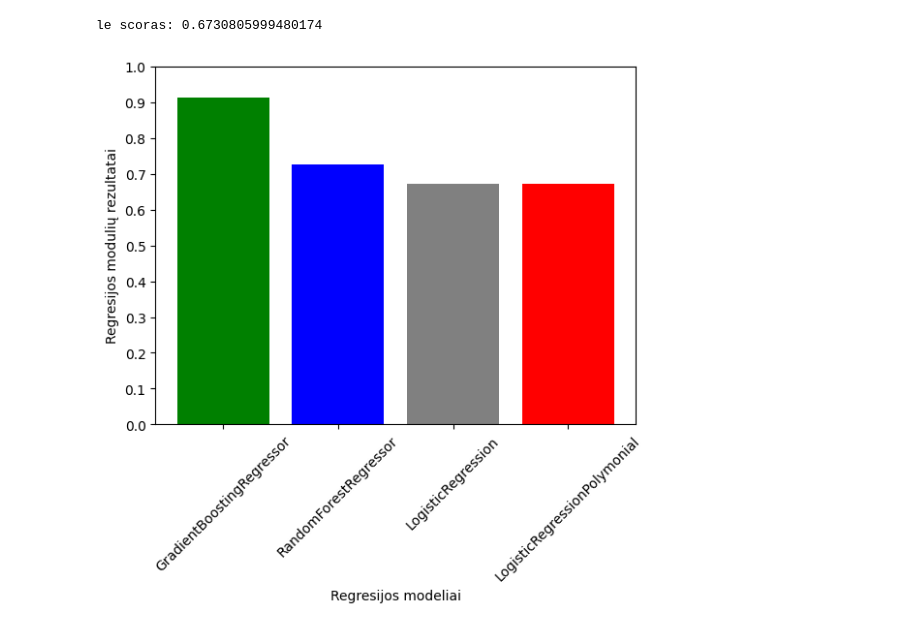
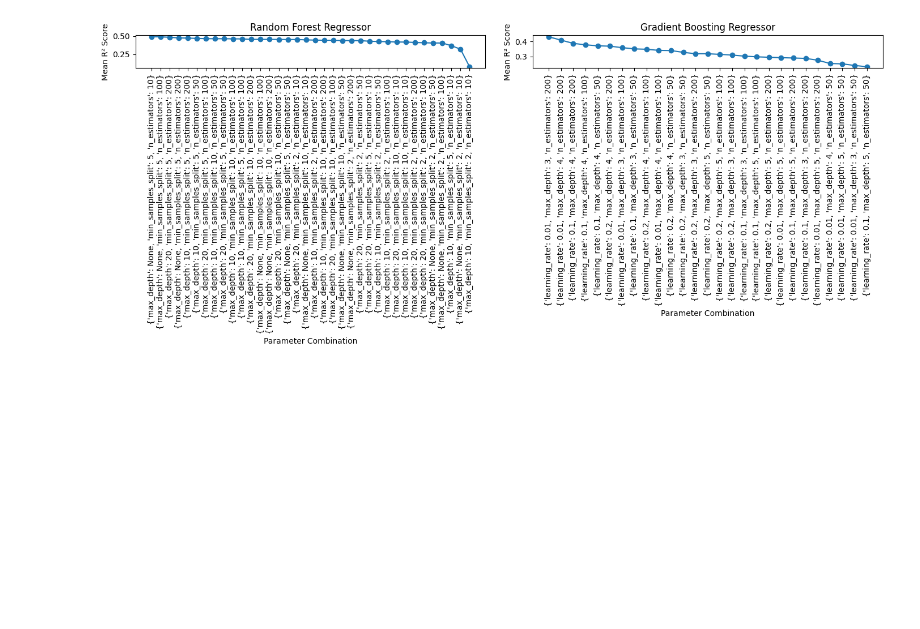
Before and after one commit to Sarunaskaz/Testinei, a Jupyter notebook: baigemasis/model_train.ipynb, the cells around one changed output. Saved outputs shown, nothing was run; the diff lists cells and outputs as text; code cells hidden in the pictures; blank space fills up the shorter version.

```diff
--- a/baigemasis/model_train.ipynb
+++ b/baigemasis/model_train.ipynb
@@ -221,38 +214,31 @@ le scoras: 0.6730805999480174
-# %%
-# ---------------------LOGISTIC REGRESSION MODEL-------------------------
-
-X_train, X_test, y_train, y_test = train_test_split(X_poly, Y, test_size=0.2, random_state=11)
-
-
-scaler = StandardScaler()
-X_train = scaler.fit_transform(X_train)
-X_test = scaler.transform(X_test)
-model = LogisticRegression(max_iter=10000)
-
-
-model.fit(X_train, y_train)
-y_pred = model.predict(X_test)
-
-r2_LogisticRegression = r2_score(y_test, y_pred)
-print(f'le scoras: {r2_LogisticRegression}')
-# %% [output]
-le scoras: 0.6730805999480174
-# %%
-am = ['GradientBoostingRegressor','RandomForestRegressor','LogisticRegression','LogisticRegressionPolymonial']
-
-fig, ax = plt.subplots()
-
-
-ax.bar("GradientBoostingRegressor", reg_score_GradientBoostingRegressor, color='green', label="GradientBoostingRegressor")
-ax.bar("RandomForestRegressor", r2_RandomForestRegressor, color='blue', label="RandomForestRegressor")
-ax.bar('LogisticRegression', r2_LogisticRegression, color='grey', label="LogisticRegression")
-ax.bar('LogisticRegressionPolymonial', r2_LogisticRegressionPolymonial, color='red', label="LogisticRegressionPolymonial")
-ax.set_xticklabels(am, rotation=45)
-ax.set_ylim([0,1])
-ax.set_yticks([i * 0.1 for i in range(11)])
-
-ax.set_ylabel('Regresijos modulių rezultatai')
-ax.set_xlabel('Regresijos modeliai')
-plt.show()
-# %% [output]
-[figure, removed]
+# %%
+randF_results = pd.DataFrame(grid_search_randF.cv_results_)
+randF_results['param_combination'] = randF_results.params.apply(lambda x: str(x))
+randF_results = randF_results.sort_values('mean_test_score', ascending=False)
+
+
+GradientB_results = pd.DataFrame(grid_search_GradientB.cv_results_)
+GradientB_results['param_combination'] = GradientB_results.params.apply(lambda x: str(x))
+GradientB_results = GradientB_results.sort_values('mean_test_score', ascending=False)
+
+
+fig, ax = plt.subplots(1, 2, figsize=(14, 6))
+
+
+ax[0].plot(randF_results['param_combination'], randF_results['mean_test_score'], marker='o')
+ax[0].set_title('Random Forest Regressor')
+ax[0].set_xlabel('Parameter Combination')
+ax[0].set_ylabel('Mean R² Score')
+ax[0].tick_params(axis='x', rotation=90)
+
+
+ax[1].plot(GradientB_results['param_combination'], GradientB_results['mean_test_score'], marker='o')
+ax[1].set_title('Gradient Boosting Regressor')
+ax[1].set_xlabel('Parameter Combination')
+ax[1].set_ylabel('Mean R² Score')
+ax[1].tick_params(axis='x', rotation=90)
+
+plt.tight_layout()
+plt.show()
+# %% [output]
+[figure, added]
```
Also changed, not shown: parts of 15 cells of this notebook, 7 other files.
